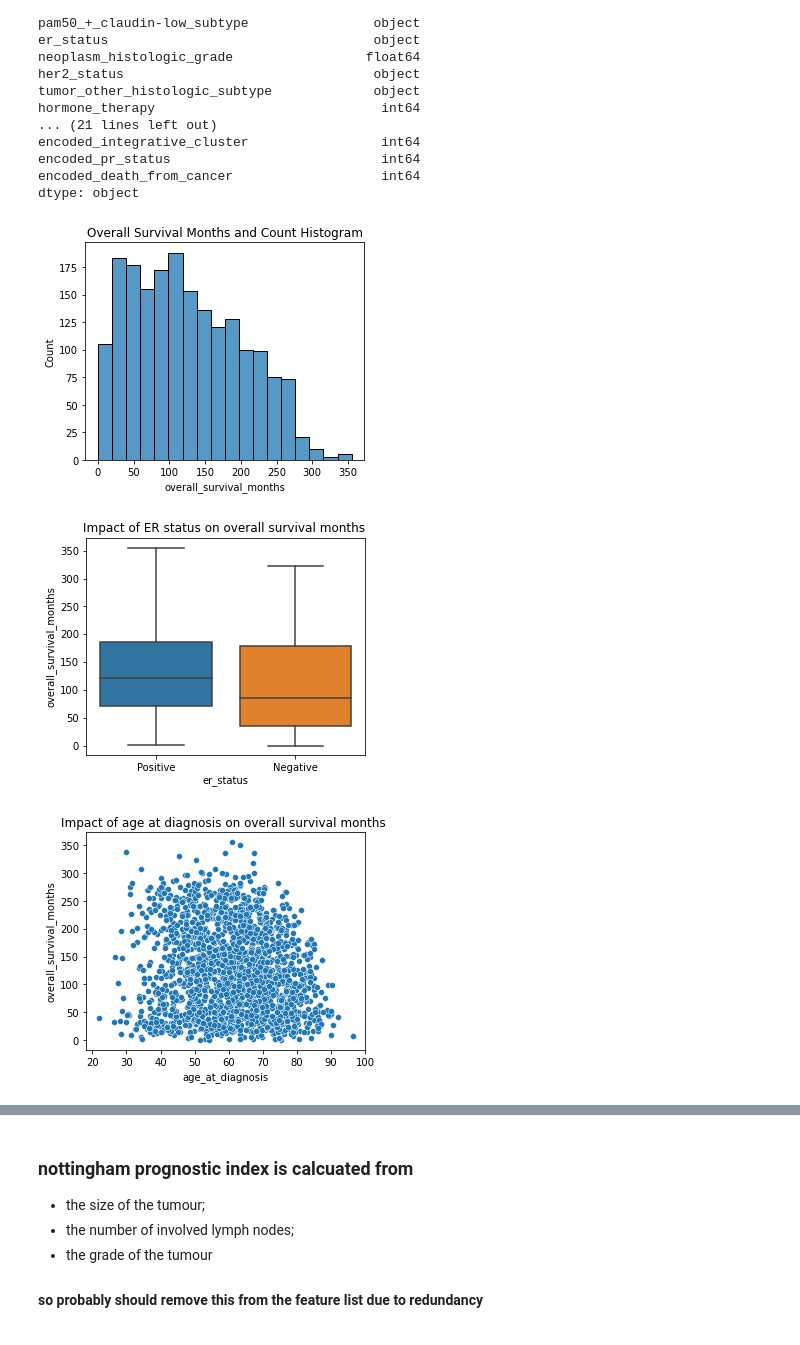
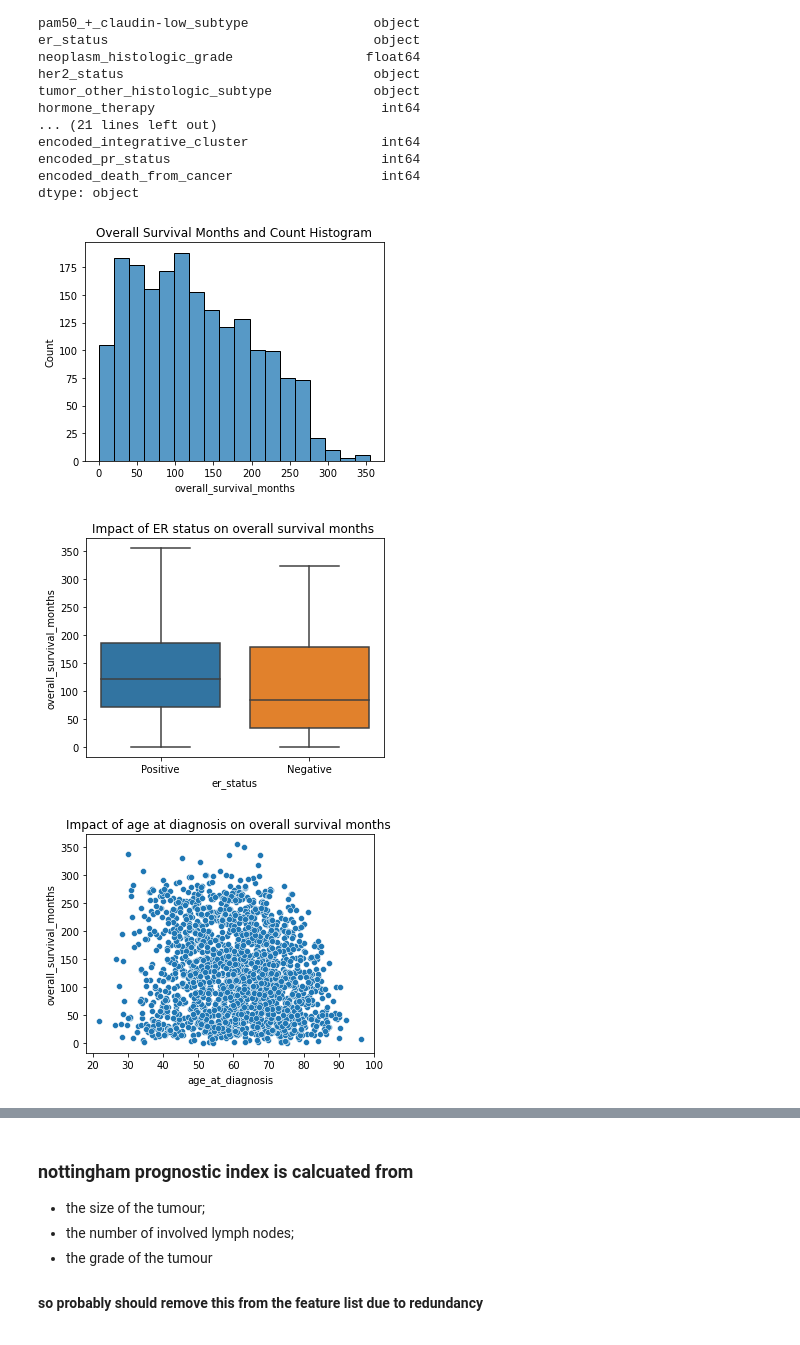
Before and after one commit to eugkik/Breast_Cancer_Study, a Jupyter notebook: Data/CorrelationAnalysisAndFeatureSelection.ipynb, the cells around one changed output, grey strips where cells are left out. Drawn from its saved outputs; the diff is of its cells as text; code cells hidden in the pictures.

Commit message:
preliminary plot

```diff
--- a/Data/CorrelationAnalysisAndFeatureSelection.ipynb
+++ b/Data/CorrelationAnalysisAndFeatureSelection.ipynb
@@ -198,29 +198,35 @@ dtype: object
 # %%
 # determine the overall distribution of target - overall survival months
 # looks like a Poisson distribution???
 # this will probably affect our model selection, not very sure and we can ask TA next time
 plt.figure(figsize=(5, 4))
 sns.histplot(df_clinical.overall_survival_months)
 plt.title('Overall Survival Months and Count Histogram')
+plt.tight_layout()
+plt.savefig('../OutputPlot/OverallSurvivalMonthesDistribution.pdf')
 plt.show()
 # %% [output]
-[figure, old version]
+[figure, new version]
 # %%
 # example, ER status, negative has shorter survival
 plt.figure(figsize=(5, 4))
 sns.boxplot(x="er_status", y="overall_survival_months", data=df_clinical)
 plt.title('Impact of ER status on overall survival months ')
+plt.tight_layout()
+plt.savefig('../OutputPlot/ER_status.pdf')
 plt.show()
 # %% [output]
-[figure, old version]
+[figure, new version]
 # %%
 # example, ER status, negative has shorter survival
 plt.figure(figsize=(5, 4))
 sns.scatterplot(x="age_at_diagnosis", y="overall_survival_months", data=df_clinical)
 plt.title('Impact of age at diagnosis on overall survival months ')
+plt.tight_layout()
+plt.savefig('../OutputPlot/AgeAtDiagnosis.pdf')
 plt.show()
 # %% [output]
-[figure, old version]
+[figure, new version]
 # %%
 # example
 plt.figure(figsize=(5, 4))
```
Also changed, not shown: parts of 4 cells of this notebook, 7 other files.
